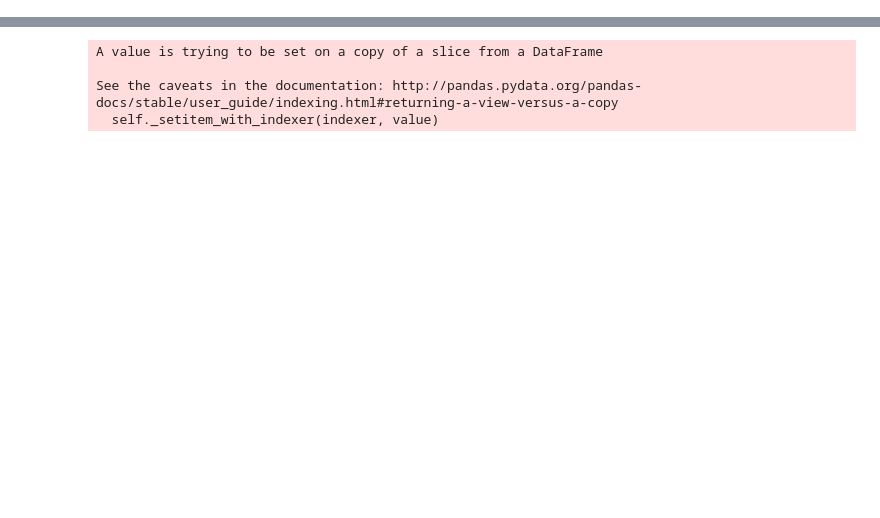
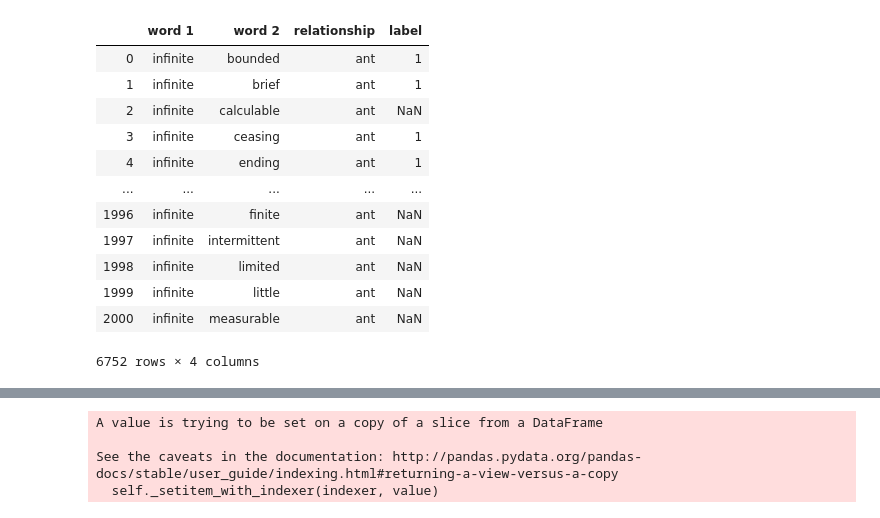
Before and after one commit to choe-alex/BETO2020, a Jupyter notebook: ipynb/Phase_I_and_II_NN_2.ipynb, the cells around one changed output, grey strips where cells are left out. Saved outputs shown, nothing was run; the diff lists cells and outputs as text; code cells hidden in the pictures; blank space fills up the shorter version.

```diff
--- a/ipynb/Phase_I_and_II_NN_2.ipynb
+++ b/ipynb/Phase_I_and_II_NN_2.ipynb
@@ -27 +31,17 @@ vocabulary1 = list(model1.wv.vocab)
+# %%
+data_df
+# %% [output]
+|  | word 1 | word 2 | relationship | label |
+| 0 | infinite | bounded | ant | 1 |
+| 1 | infinite | brief | ant | 1 |
+| 2 | infinite | calculable | ant | NaN |
+| 3 | infinite | ceasing | ant | 1 |
+| 4 | infinite | ending | ant | 1 |
+| ... | ... | ... | ... | ... |
+| 1996 | infinite | finite | ant | NaN |
+| 1997 | infinite | intermittent | ant | NaN |
+| 1998 | infinite | limited | ant | NaN |
+| 1999 | infinite | little | ant | NaN |
+| 2000 | infinite | measurable | ant | NaN |
+6752 rows × 4 columns
 # %%
```
Also changed, not shown: parts of 18 cells of this notebook.
